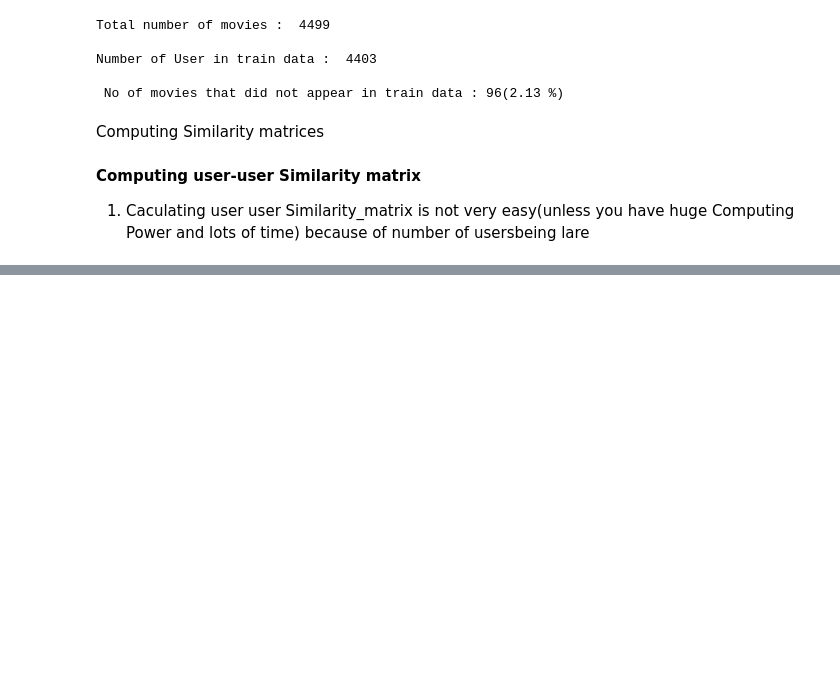
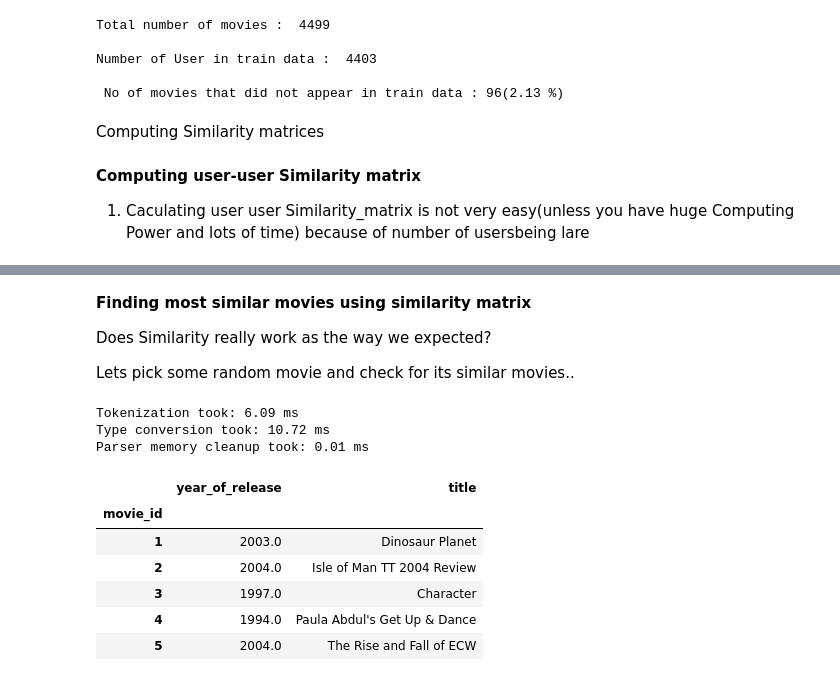
Before and after one commit to AnilKumar-06/Movie-Recommandation, a Jupyter notebook: NetflixRecommandationSystem.ipynb, the cells around one changed output, grey strips where cells are left out. Saved outputs shown, nothing was run; the diff lists cells and outputs as text; code cells hidden in the pictures; blank space fills up the shorter version.

```diff
--- a/NetflixRecommandationSystem.ipynb
+++ b/NetflixRecommandationSystem.ipynb
@@ -564,0 +746,24 @@ Time taken : 0:01:17.877562
+# %% [markdown]
+**Finding most similar movies using similarity matrix**
+
+Does Similarity really work as the way we expected?
+
+Lets pick some random movie and check for its similar movies..
+# %%
+#First lets load the movie details into soe dataframe
+#movie details are in 'netflix/movie_titles.csv'
+
+movie_titles = pd.read_csv("/content/drive/MyDrive/ML_Projects/NetflixRecoomandation/movie_titles.csv", sep=',',header=None, names=['movie_id','year_of_release','title'],
+                           verbose=True, index_col = 'movie_id', encoding='ISO-8859-1')
+movie_titles.head()
+# %% [output]
+Tokenization took: 6.09 ms
+Type conversion took: 10.72 ms
+Parser memory cleanup took: 0.01 ms
+|  | year_of_release | title |
+| movie_id |  |  |
+| 1 | 2003.0 | Dinosaur Planet |
+| 2 | 2004.0 | Isle of Man TT 2004 Review |
+| 3 | 1997.0 | Character |
+| 4 | 1994.0 | Paula Abdul's Get Up & Dance |
+| 5 | 2004.0 | The Rise and Fall of ECW |
```
Also changed, not shown: parts of 25 cells of this notebook.
